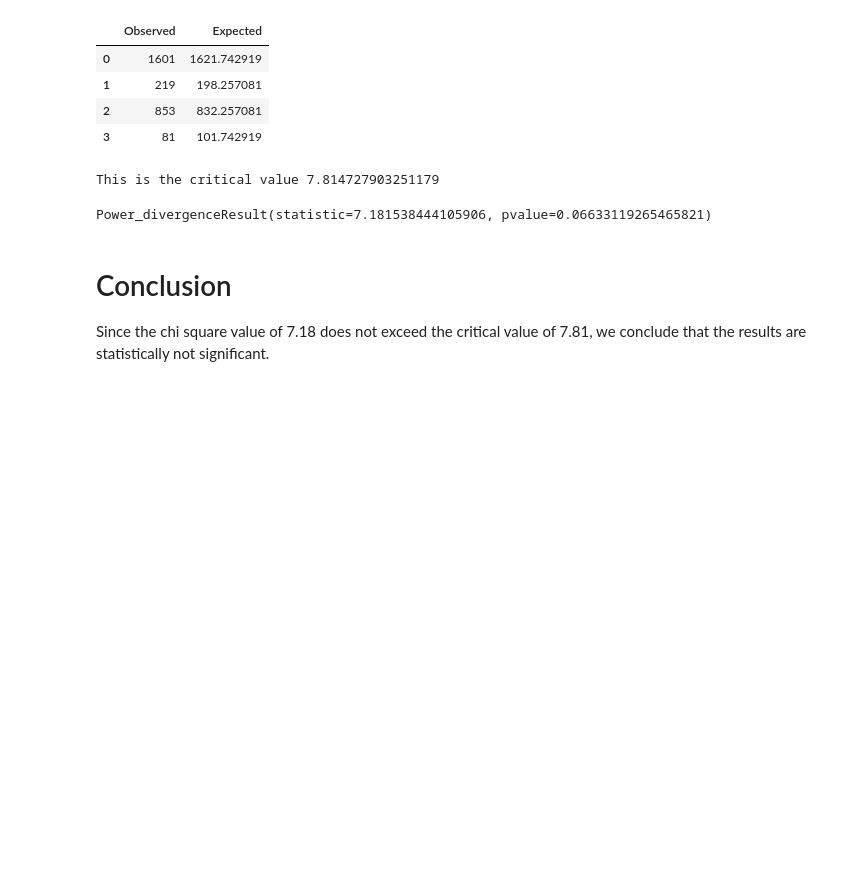
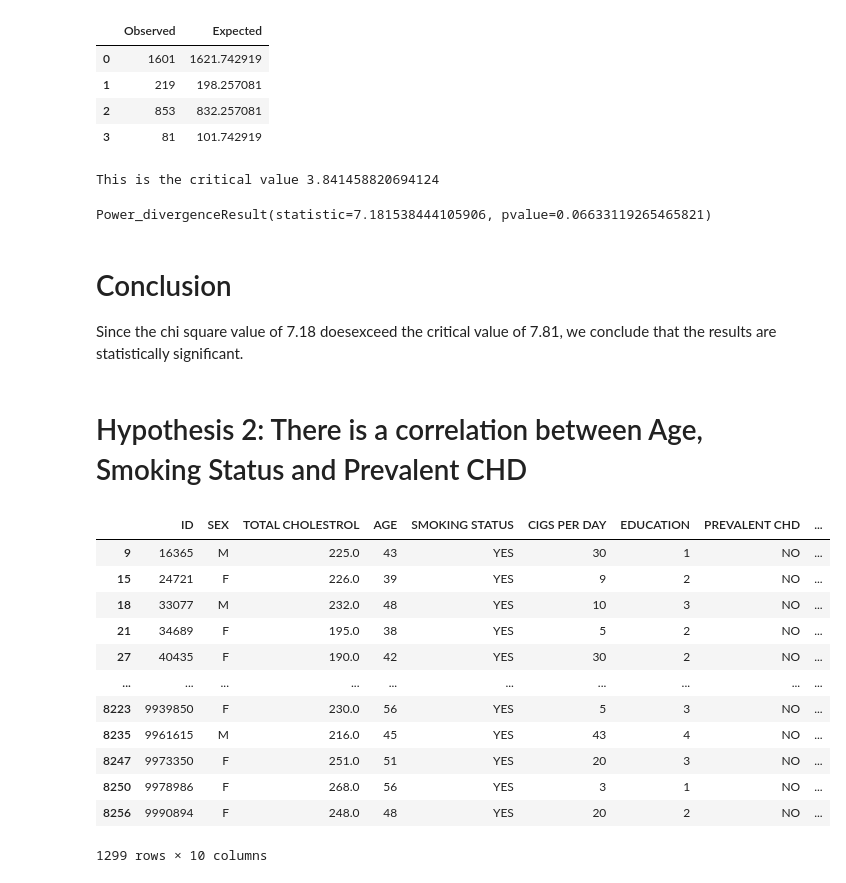
Before and after one commit to Yasmin-9/HeartInsights, a Jupyter notebook: csv/allans_notebook.ipynb, the cells around one changed output. Saved outputs shown, nothing was run; the diff lists cells and outputs as text; code cells hidden in the pictures; blank space fills up the shorter version.

Commit message:
Smoke vs CHD by age code

```diff
--- a/csv/allans_notebook.ipynb
+++ b/csv/allans_notebook.ipynb
@@ -149,10 +149,10 @@ chi_square_table
 | 3 | 81 | 101.742919 |
 # %%
 #Determing the critical vlaue
-critical_value = st.chi2.ppf(q = 0.95, df = 3)
+critical_value = st.chi2.ppf(q = 0.95, df = 1)
 print(f"This is the critical value {critical_value}")
 # %% [output]
-This is the critical value 7.814727903251179
+This is the critical value 3.841458820694124
 # %%
 # Run the chi square test with stats.chisquare()
 st.chisquare(chi_square_table['Observed'], chi_square_table['Expected'])
@@ -161,4 +161,26 @@ Power_divergenceResult(statistic=7.181538444105906, pvalue=0.06633119265465821)
 # %% [markdown]
 # Conclusion
 
-Since the chi square value of 7.18 does not exceed the critical value of 7.81, we conclude that the results are statistically not significant.
+Since the chi square value of 7.18 doesexceed the critical value of 7.81, we conclude that the results are statistically significant.
+# %% [markdown]
+# Hypothesis 2: There is a correlation between Age, Smoking Status and Prevalent CHD
+# %%
+#Filtering data to isolate data for period 1 data & Smoking Status
+smoker_period_1_data = data_df.loc[(data_df['PERIOD']==1) & (data_df['SMOKING STATUS']=='YES')]
+#Filtering data to isolate data for period 1 data & Smoking Status
+smoker_period_3_data = data_df.loc[(data_df['PERIOD']==3) & (data_df['SMOKING STATUS']=='YES')]
+smoker_period_1_data
+# %% [output]
+|  | ID | SEX | TOTAL CHOLESTROL | AGE | SMOKING STATUS | CIGS PER DAY | EDUCATION | PREVALENT CHD | ... |
+| 9 | 16365 | M | 225.0 | 43 | YES | 30 | 1 | NO | ... |
+| 15 | 24721 | F | 226.0 | 39 | YES | 9 | 2 | NO | ... |
+| 18 | 33077 | M | 232.0 | 48 | YES | 10 | 3 | NO | ... |
+| 21 | 34689 | F | 195.0 | 38 | YES | 5 | 2 | NO | ... |
+| 27 | 40435 | F | 190.0 | 42 | YES | 30 | 2 | NO | ... |
+| ... | ... | ... | ... | ... | ... | ... | ... | ... | ... |
+| 8223 | 9939850 | F | 230.0 | 56 | YES | 5 | 3 | NO | ... |
+| 8235 | 9961615 | M | 216.0 | 45 | YES | 43 | 4 | NO | ... |
+| 8247 | 9973350 | F | 251.0 | 51 | YES | 20 | 3 | NO | ... |
+| 8250 | 9978986 | F | 268.0 | 56 | YES | 3 | 1 | NO | ... |
+| 8256 | 9990894 | F | 248.0 | 48 | YES | 20 | 2 | NO | ... |
+1299 rows × 10 columns
```
Also changed, not shown: parts of 2 cells of this notebook.
